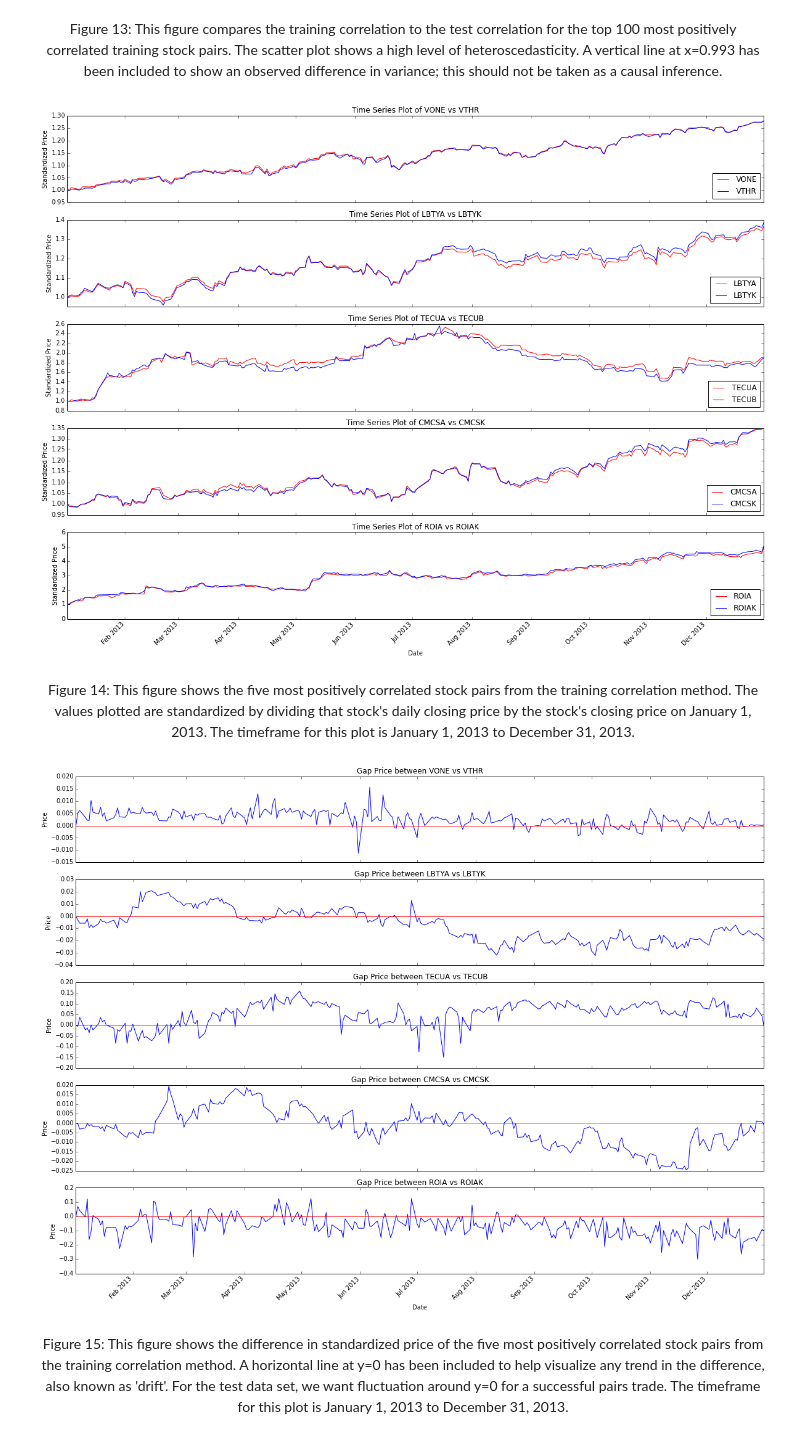
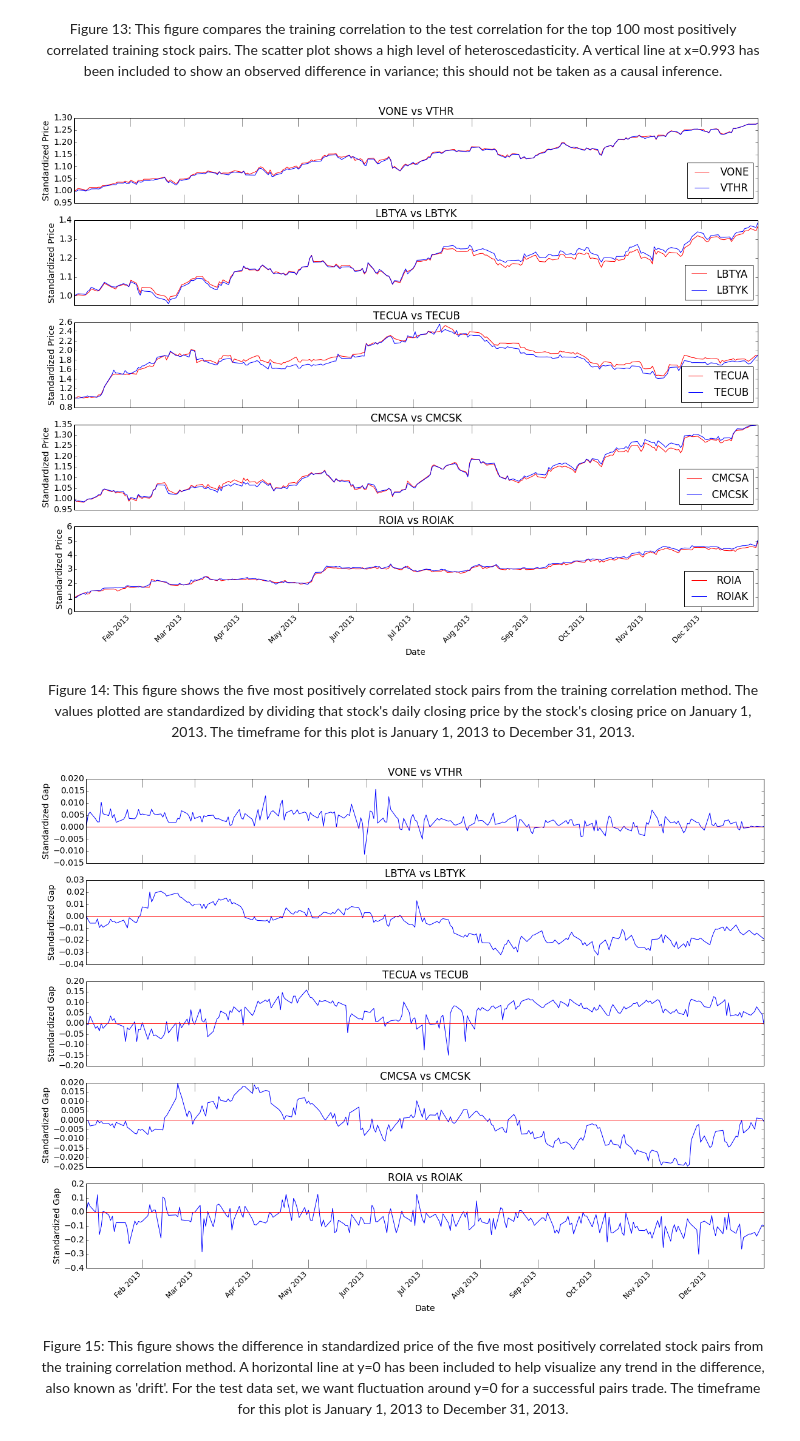
Before and after one commit to jeffreydarling/222project, a Jupyter notebook: ProjectFinal.ipynb, the cells around one changed output. Cells and saved outputs as stored; diff of their text form; code cells hidden in the pictures.

Commit message:
Edited plot text for consistency and readability

```diff
--- a/ProjectFinal.ipynb
+++ b/ProjectFinal.ipynb
@@ -645,8 +648,8 @@ for a in smallssd.index[0:5]:
   plt.plot(pairsprice1.index, pairsgap,'b')
   plt.axhline(y=0, color='r')
   plt.xlabel('Date')
-  plt.ylabel('Price')
-  plt.title('Gap Price between '+stock1+' vs '+stock2)
+  plt.ylabel('Standardized Gap')
+  plt.title(stock1+' vs '+stock2)
   i += 1
 
 plt.gcf().autofmt_xdate(rotation=45)
@@ -782,7 +785,7 @@ for a in smallCoint.index[0:5]:
   plt.legend([stock1,stock2])
   plt.xlabel('Date')
   plt.ylabel('Standardized Price')
-  plt.title('Time Series Plot of '+stock1+' vs '+stock2)
+  plt.title(stock1+' vs '+stock2)
   i += 1
 
 plt.gcf().autofmt_xdate(rotation=45)
@@ -812,8 +815,8 @@ for a in smallCoint.index[0:5]:
   plt.plot(pairsprice1.index, pairsgap,'b')
   plt.axhline(y=0, color='r')
   plt.xlabel('Date')
-  plt.ylabel('Price')
-  plt.title('Gap Price between '+stock1+' vs '+stock2)
+  plt.ylabel('Standardized Gap')
+  plt.title(stock1+' vs '+stock2)
   i += 1
 
 plt.gcf().autofmt_xdate(rotation=45)
@@ -889,13 +892,13 @@ for a in trainCorrTop.index[0:5]:
   plt.legend([stock1,stock2],loc=4)
   plt.xlabel('Date')
   plt.ylabel('Standardized Price')
-  plt.title('Time Series Plot of '+stock1+' vs '+stock2)
+  plt.title(stock1+' vs '+stock2)
   i += 1
 
 plt.gcf().autofmt_xdate(rotation=45)
 plt.show()
 # %% [output]
-[figure, old version]
+[figure, new version]
 # %% [markdown]
 <center>
 Figure 14: This figure shows the five most positively correlated stock pairs from the training correlation method.  The values plotted are standardized by dividing that stock's daily closing price by the stock's closing price on January 1, 2013.  The timeframe for this plot is January 1, 2013 to December 31, 2013.
@@ -903,30 +906,30 @@ Figure 14: This figure shows the five most positively correlated stock pairs fro
 # %%
 # This cell plots the difference in standardized stock prices for the five most positively correlated pairs of stocks.
 # The plot covers the entire test dataset time range, from January 1, 2013, to December 31, 2013.
 # This will plot inline, and the following cell is a figure caption.
 # A horizontal line at y=0 has been included to help distinguish any trend in difference, also known as 'drift'
 
 plt.figure(2)
 i = 1
 for a in trainCorrTop.index[0:5]:
   stock1 = tickerpairs[a][0]
   stock2 = tickerpairs[a][1]
   #Updated to reflect standardized price differential
   pairsprice1 = testData[stock1]/(testData[stock1][0])
   pairsprice2 = testData[stock2]/(testData[stock2][0])
   pairsgap = pairsprice1-pairsprice2
   plt.subplot(5,1,i)
   plt.plot(pairsprice1.index, pairsgap,'b')
   plt.axhline(y=0, color='r')
   plt.xlabel('Date')
-  plt.ylabel('Price')
-  plt.title('Gap Price between '+stock1+' vs '+stock2)
+  plt.ylabel('Standardized Gap')
+  plt.title(stock1+' vs '+stock2)
   i += 1
 
 plt.gcf().autofmt_xdate(rotation=45)
 plt.show()
 # %% [output]
-[figure, old version]
+[figure, new version]
 # %% [markdown]
 <center>
 Figure 15: This figure shows the difference in standardized price of the five most positively correlated stock pairs from the training correlation method.  A horizontal line at y=0 has been included to help visualize any trend in the difference, also known as 'drift'.  For the test data set, we want fluctuation around y=0 for a successful pairs trade.  The timeframe for this plot is January 1, 2013 to December 31, 2013.
```
Also changed, not shown: parts of 14 cells of this notebook.
